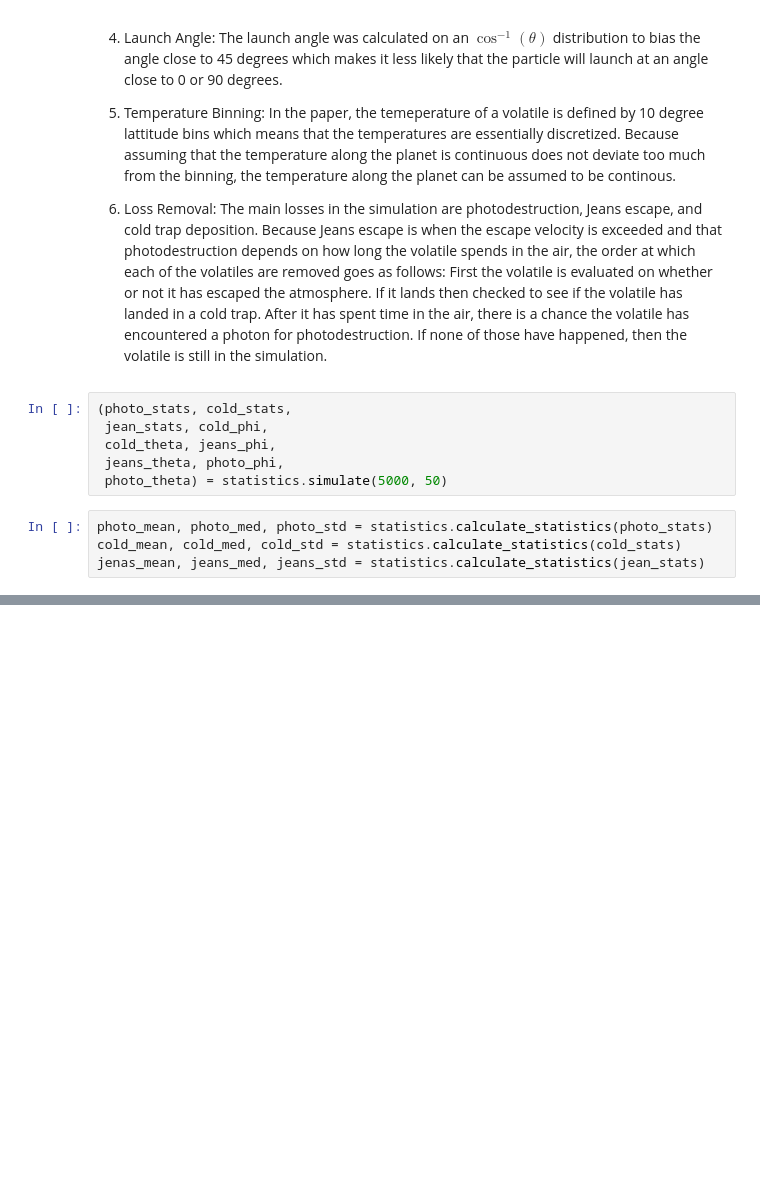
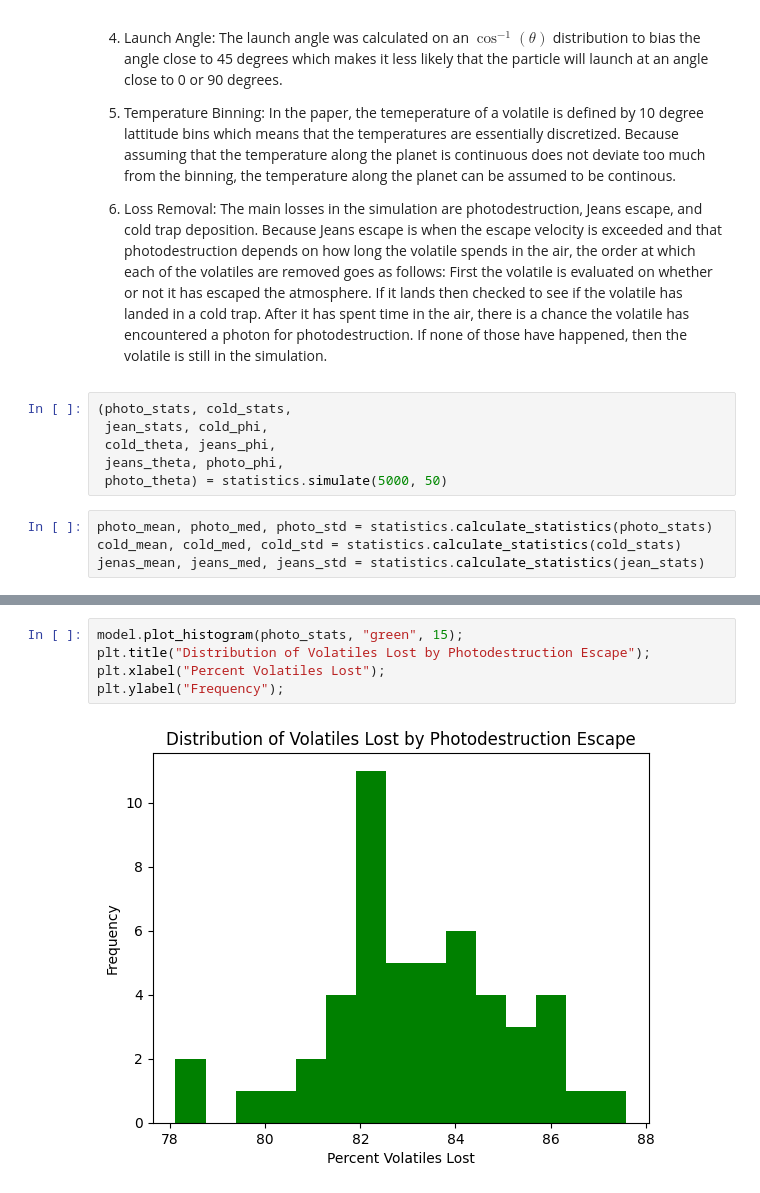
Before and after one commit to olincollege/scicomp-p2-migration, a Jupyter notebook: migration.ipynb, the cells around one changed output, grey strips where cells are left out. Drawn from its saved outputs; the diff is of its cells as text; blank space fills up the shorter version.

```diff
--- a/migration.ipynb
+++ b/migration.ipynb
@@ -68,0 +80,7 @@ model.plot_histogram(cold_stats, 20);
+# %%
+model.plot_histogram(photo_stats, "green", 15);
+plt.title("Distribution of Volatiles Lost by Photodestruction Escape");
+plt.xlabel("Percent Volatiles Lost");
+plt.ylabel("Frequency");
+# %% [output]
+[figure, added]
```
Also changed, not shown: parts of 4 cells of this notebook, 1 other file.
